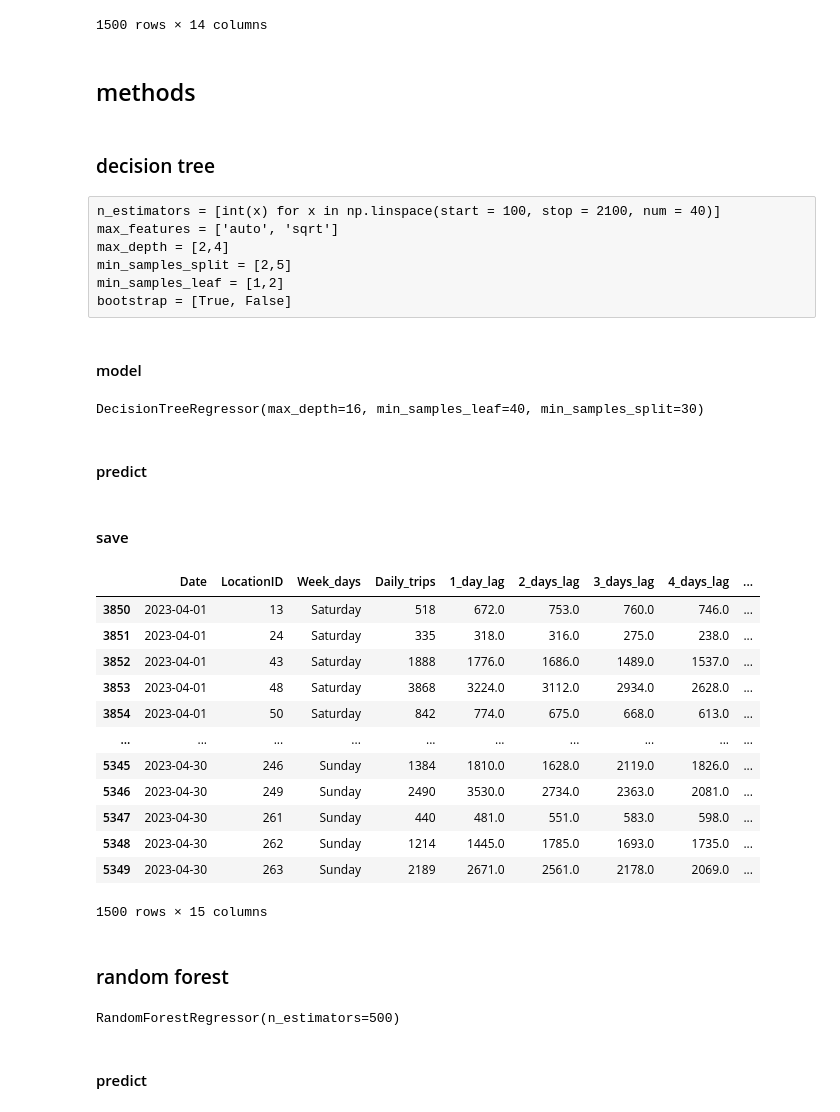
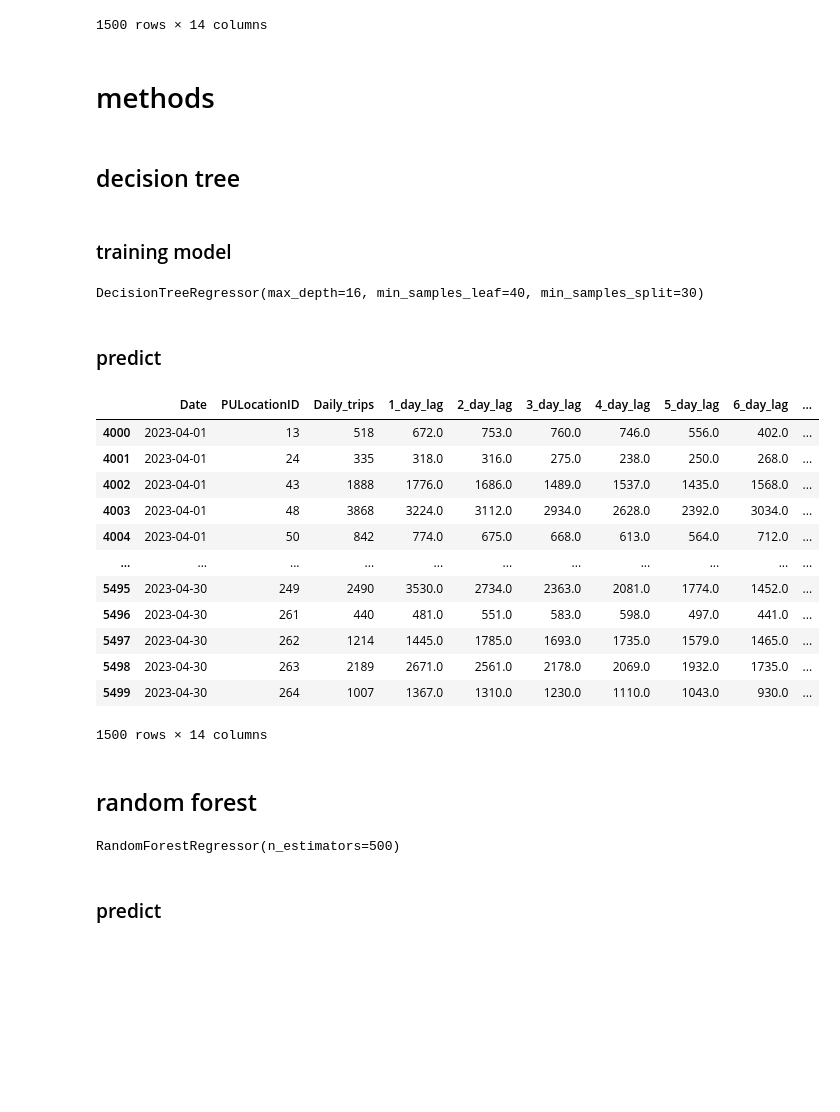
Before and after one commit to Shahla9/New-York-taxi-demand-prediction, a Jupyter notebook: notebooks/model.ipynb, the cells around one changed output. Saved outputs shown, nothing was run; the diff lists cells and outputs as text; code cells hidden in the pictures; blank space fills up the shorter version.

Commit message:
refactor model notebook

```diff
--- a/notebooks/model.ipynb
+++ b/notebooks/model.ipynb
@@ -70,5 +85,3 @@ test_df
 | 5348 | 2023-04-30 | 262 | Sunday | 1214 | 1445.0 | 1785.0 | 1693.0 | 1735.0 | ... |
 | 5349 | 2023-04-30 | 263 | Sunday | 2189 | 2671.0 | 2561.0 | 2178.0 | 2069.0 | ... |
 1500 rows × 14 columns
-# %%
-FEATURES = ['1_day_lag', '2_days_lag',	'3_days_lag', '4_days_lag',	'5_days_lag', '6_days_lag',	'7_days_lag', '8_days_lag',	'9_days_lag', '10_days_lag']
@@ -77,51 +88,40 @@ LABEL = ['Daily_trips']
 # %% [markdown]
-## methods
+# methods
 # %% [markdown]
-### decision tree
+## decision tree
-# %% [raw]
-n_estimators = [int(x) for x in np.linspace(start = 100, stop = 2100, num = 40)]
-max_features = ['auto', 'sqrt']
-max_depth = [2,4]
-min_samples_split = [2,5]
-min_samples_leaf = [1,2]
-bootstrap = [True, False]
 # %% [markdown]
-#### model
+### training model
 # %%
 dt = DecisionTreeRegressor(max_depth=16, min_samples_split=30, min_samples_leaf=40)
 dt.fit(train_df[FEATURES], train_df[LABEL])
 # %% [output]
 DecisionTreeRegressor(max_depth=16, min_samples_leaf=40, min_samples_split=30)
 # %% [markdown]
-#### predict
+### predict
 # %%
-label_pred_test_dt = dt.predict(test_df[FEATURES])
+test_df['Pred_dt'] = dt.predict(test_df[FEATURES])
+test_df
+# %% [output]
+|  | Date | PULocationID | Daily_trips | 1_day_lag | 2_day_lag | 3_day_lag | 4_day_lag | 5_day_lag | 6_day_lag | ... |
+| 4000 | 2023-04-01 | 13 | 518 | 672.0 | 753.0 | 760.0 | 746.0 | 556.0 | 402.0 | ... |
+| 4001 | 2023-04-01 | 24 | 335 | 318.0 | 316.0 | 275.0 | 238.0 | 250.0 | 268.0 | ... |
+| 4002 | 2023-04-01 | 43 | 1888 | 1776.0 | 1686.0 | 1489.0 | 1537.0 | 1435.0 | 1568.0 | ... |
+| 4003 | 2023-04-01 | 48 | 3868 | 3224.0 | 3112.0 | 2934.0 | 2628.0 | 2392.0 | 3034.0 | ... |
+| 4004 | 2023-04-01 | 50 | 842 | 774.0 | 675.0 | 668.0 | 613.0 | 564.0 | 712.0 | ... |
+| ... | ... | ... | ... | ... | ... | ... | ... | ... | ... | ... |
+| 5495 | 2023-04-30 | 249 | 2490 | 3530.0 | 2734.0 | 2363.0 | 2081.0 | 1774.0 | 1452.0 | ... |
+| 5496 | 2023-04-30 | 261 | 440 | 481.0 | 551.0 | 583.0 | 598.0 | 497.0 | 441.0 | ... |
+| 5497 | 2023-04-30 | 262 | 1214 | 1445.0 | 1785.0 | 1693.0 | 1735.0 | 1579.0 | 1465.0 | ... |
+| 5498 | 2023-04-30 | 263 | 2189 | 2671.0 | 2561.0 | 2178.0 | 2069.0 | 1932.0 | 1735.0 | ... |
+| 5499 | 2023-04-30 | 264 | 1007 | 1367.0 | 1310.0 | 1230.0 | 1110.0 | 1043.0 | 930.0 | ... |
+1500 rows × 14 columns
-# %% [markdown]
-#### save
-# %%
-test_df['Pred_dt'] = label_pred_test_dt
-test_df
-# %% [output]
-|  | Date | LocationID | Week_days | Daily_trips | 1_day_lag | 2_days_lag | 3_days_lag | 4_days_lag | ... |
-| 3850 | 2023-04-01 | 13 | Saturday | 518 | 672.0 | 753.0 | 760.0 | 746.0 | ... |
-| 3851 | 2023-04-01 | 24 | Saturday | 335 | 318.0 | 316.0 | 275.0 | 238.0 | ... |
-| 3852 | 2023-04-01 | 43 | Saturday | 1888 | 1776.0 | 1686.0 | 1489.0 | 1537.0 | ... |
-| 3853 | 2023-04-01 | 48 | Saturday | 3868 | 3224.0 | 3112.0 | 2934.0 | 2628.0 | ... |
-| 3854 | 2023-04-01 | 50 | Saturday | 842 | 774.0 | 675.0 | 668.0 | 613.0 | ... |
-| ... | ... | ... | ... | ... | ... | ... | ... | ... | ... |
-| 5345 | 2023-04-30 | 246 | Sunday | 1384 | 1810.0 | 1628.0 | 2119.0 | 1826.0 | ... |
-| 5346 | 2023-04-30 | 249 | Sunday | 2490 | 3530.0 | 2734.0 | 2363.0 | 2081.0 | ... |
-| 5347 | 2023-04-30 | 261 | Sunday | 440 | 481.0 | 551.0 | 583.0 | 598.0 | ... |
-| 5348 | 2023-04-30 | 262 | Sunday | 1214 | 1445.0 | 1785.0 | 1693.0 | 1735.0 | ... |
-| 5349 | 2023-04-30 | 263 | Sunday | 2189 | 2671.0 | 2561.0 | 2178.0 | 2069.0 | ... |
-1500 rows × 15 columns
 # %% [markdown]
-### random forest
+## random forest
 # %%
 rf = RandomForestRegressor(n_estimators=500)
 rf.fit(train_df[FEATURES], train_df[LABEL])
 # %% [output]
 RandomForestRegressor(n_estimators=500)
 # %% [markdown]
-#### predict
+### predict
 # %%
```
Also changed, not shown: parts of 16 cells of this notebook, 1 other file.
